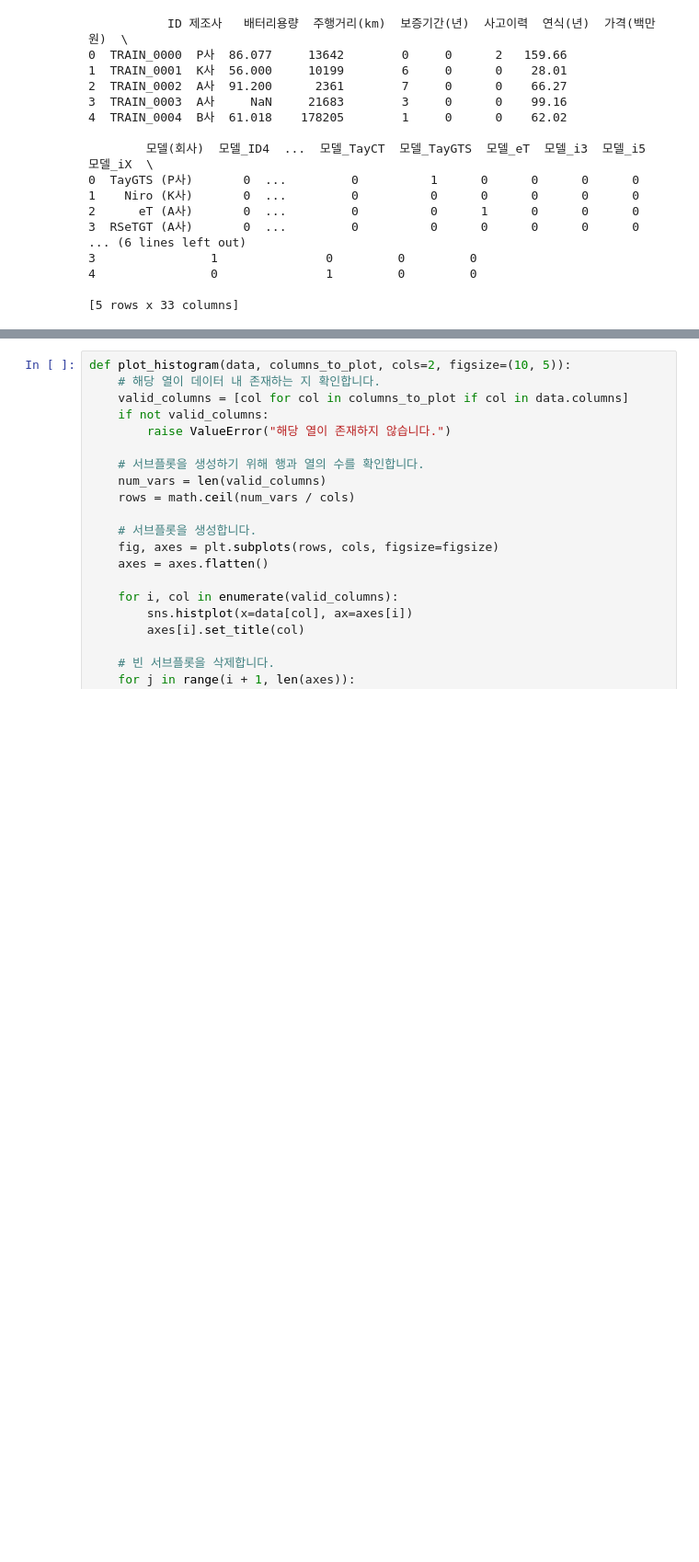
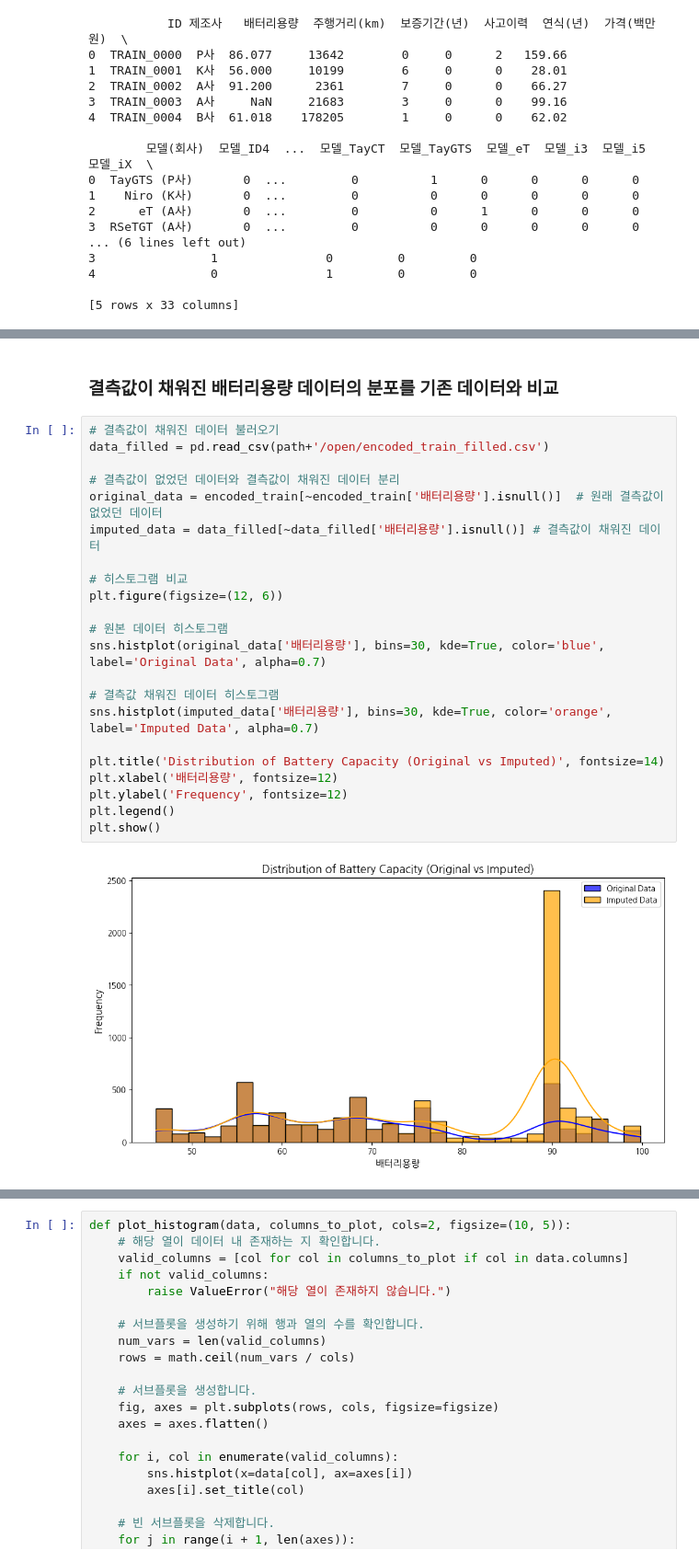
Before and after one commit to Lucypothesis/EV-price-prediction-hackathon, a Jupyter notebook: baseline.ipynb, the cells around one changed output, grey strips where cells are left out. Shown: that part at 92% size. Cells and saved outputs as stored; diff of their text form; blank space fills up the shorter version.

```diff
--- a/baseline.ipynb
+++ b/baseline.ipynb
@@ -255,0 +385,26 @@ plt.show()
+# %% [markdown]
+###  결측값이 채워진 배터리용량 데이터의 분포를 기존 데이터와 비교
+# %%
+# 결측값이 채워진 데이터 불러오기
+data_filled = pd.read_csv(path+'/open/encoded_train_filled.csv')
+
+# 결측값이 없었던 데이터와 결측값이 채워진 데이터 분리
+original_data = encoded_train[~encoded_train['배터리용량'].isnull()]  # 원래 결측값이 없었던 데이터
+imputed_data = data_filled[~data_filled['배터리용량'].isnull()] # 결측값이 채워진 데이터
+
+# 히스토그램 비교
+plt.figure(figsize=(12, 6))
+
+# 원본 데이터 히스토그램
+sns.histplot(original_data['배터리용량'], bins=30, kde=True, color='blue', label='Original Data', alpha=0.7)
+
+# 결측값 채워진 데이터 히스토그램
+sns.histplot(imputed_data['배터리용량'], bins=30, kde=True, color='orange', label='Imputed Data', alpha=0.7)
+
+plt.title('Distribution of Battery Capacity (Original vs Imputed)', fontsize=14)
+plt.xlabel('배터리용량', fontsize=12)
+plt.ylabel('Frequency', fontsize=12)
+plt.legend()
+plt.show()
+# %% [output]
+[figure, added]
```
Also changed, not shown: parts of 13 cells of this notebook, 7 other files.
